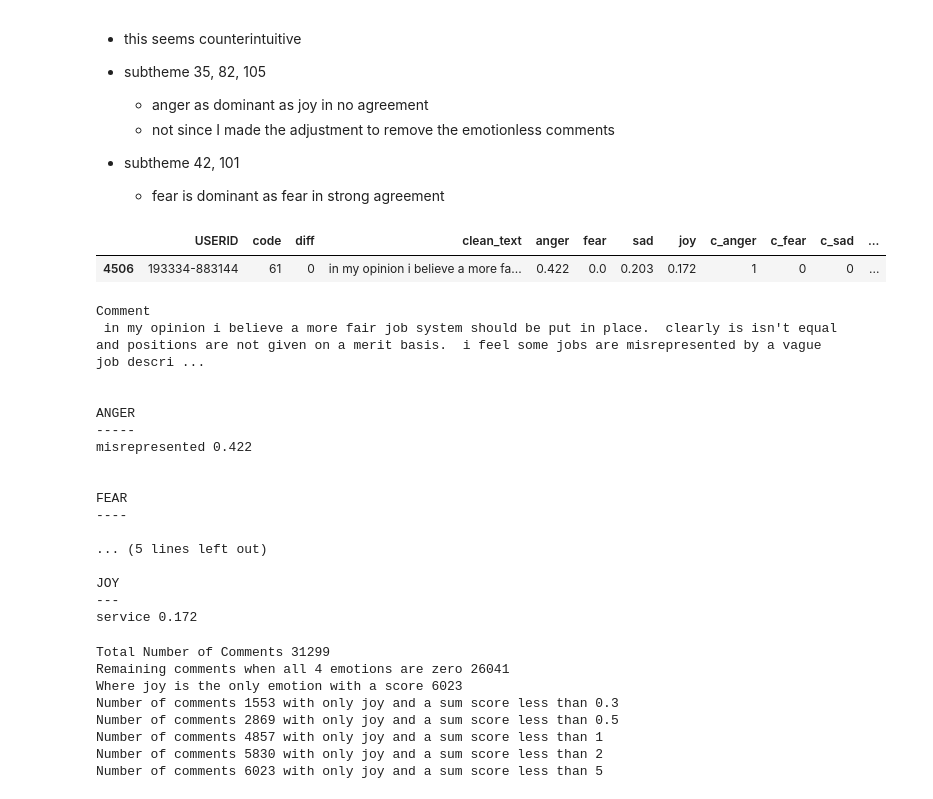
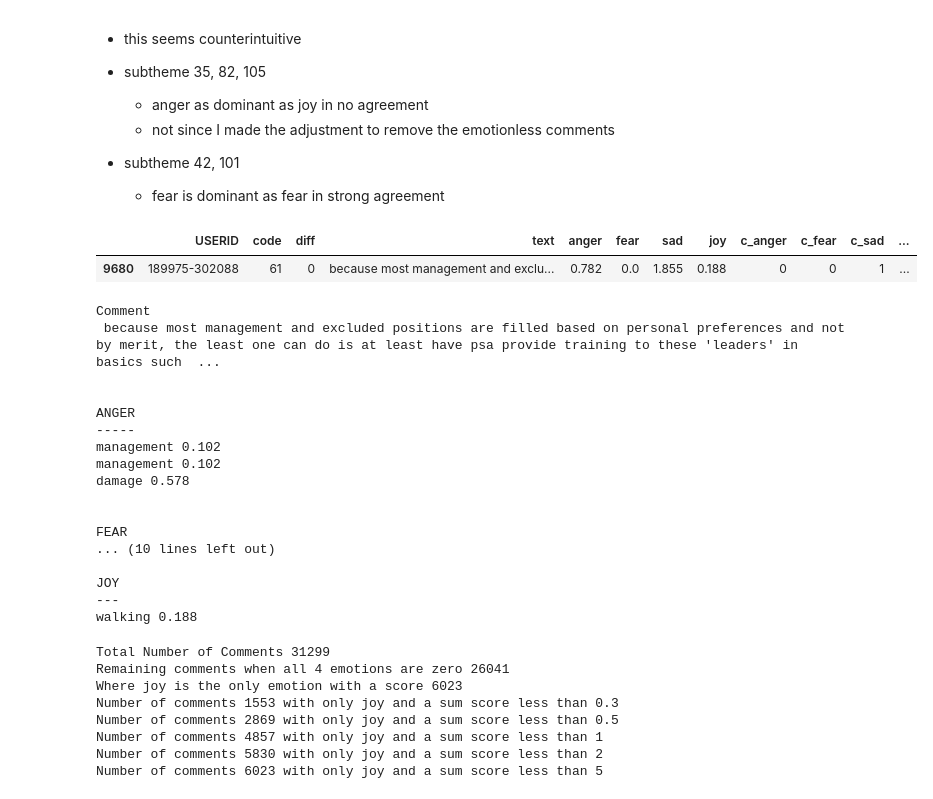
Before and after one commit to Jamienie/mds_capstone_bcstats, a Jupyter notebook: notebooks/ap_emotion_analysis_qual_to_quant.ipynb, the cells around one changed output. Drawn from its saved outputs; the diff is of its cells as text; code cells hidden in the pictures.

```diff
--- a/notebooks/ap_emotion_analysis_qual_to_quant.ipynb
+++ b/notebooks/ap_emotion_analysis_qual_to_quant.ipynb
@@ -84,9 +74,12 @@ docs = [nlp(comment) for comment in comments]
 # %%
+start = time.time()
 # add the emotion scores to data
-df["anger"] = emotion_strength(docs, match_anger, anger)
-df["fear"] = emotion_strength(docs, match_fear, fear)
-df["sad"] = emotion_strength(docs, match_sad, sad)
-df["joy"] = emotion_strength(docs, match_joy, joy)
+df["anger"] = src.emotion_analysis.emotion_strength(docs, match_anger, anger)
+df["fear"] = src.emotion_analysis.emotion_strength(docs, match_fear, fear)
+df["sad"] = src.emotion_analysis.emotion_strength(docs, match_sad, sad)
+df["joy"] = src.emotion_analysis.emotion_strength(docs, match_joy, joy)
 
-display(df.head(5))
+end = time.time()
+print((end - start) / 60, "mins")
+display(df.head(3))
 # %% [output]
@@ -108,4 +90,0 @@ df.head()
-# %%
-df["anger"] = emotion_strength(docs, match_anger, anger)
-
-df.head()
@@ -119,4 +90,0 @@ df.head()
-# %%
-df["fear"] = emotion_strength(docs, match_fear, fear)
-df["sad"] = emotion_strength(docs, match_sad, sad)
-df["joy"] = emotion_strength(docs, match_joy, joy)
@@ -122,0 +93,5 @@ df["joy"] = emotion_strength(docs, match_joy, joy)
+# %%
+# get names of main themes
+df = src.emotion_analysis.get_main_theme_codes(df, "main_theme")
+df["main_theme"] = df["main_theme"].apply(src.emotion_analysis.get_main_theme_label)
+df.head(3)
@@ -176,27 +142,27 @@ See the caveats in the documentation: http://pandas.pydata.org/pandas-docs/stabl
 - subtheme 42, 101
   - fear is dominant as fear in strong agreement
 # %%
-src.emotion_analysis.examine_emotion_scoring(df, "anger", lexicon)
+src.emotion_analysis.examine_emotion_scoring(df, "sad", lexicon)
 # %% [output]
-|  | USERID | code | diff | clean_text | anger | fear | sad | joy | c_anger | c_fear | c_sad | ... |
-| 4506 | 193334-883144 | 61 | 0 | in my opinion i believe a more fa... | 0.422 | 0.0 | 0.203 | 0.172 | 1 | 0 | 0 | ... |
+|  | USERID | code | diff | text | anger | fear | sad | joy | c_anger | c_fear | c_sad | ... |
+| 9680 | 189975-302088 | 61 | 0 | because most management and exclu... | 0.782 | 0.0 | 1.855 | 0.188 | 0 | 0 | 1 | ... |
 Comment
- in my opinion i believe a more fair job system should be put in place.  clearly is isn't equal and positions are not given on a merit basis.  i feel some jobs are misrepresented by a vague job descri ...
+ because most management and excluded positions are filled based on personal preferences and not by merit, the least one can do is at least have psa provide training to these 'leaders' in basics such  ...
 
 
 ANGER
 -----
-misrepresented 0.422
+management 0.102
+management 0.102
+damage 0.578
 
 
 FEAR
-----
-
-... (5 lines left out)
+... (10 lines left out)
 
 JOY
 ---
-service 0.172
+walking 0.188
 # %%
 # total number of comments is higher because there are duplicates
 # since comments relate to multiple mc questions
```
Also changed, not shown: parts of 16 cells of this notebook, 1 other file.
